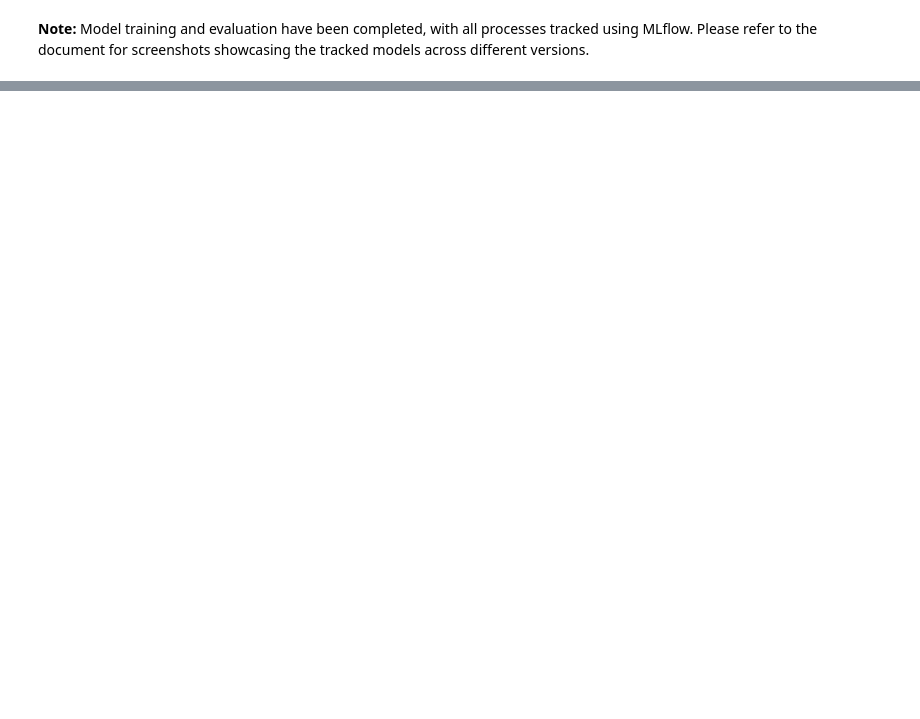
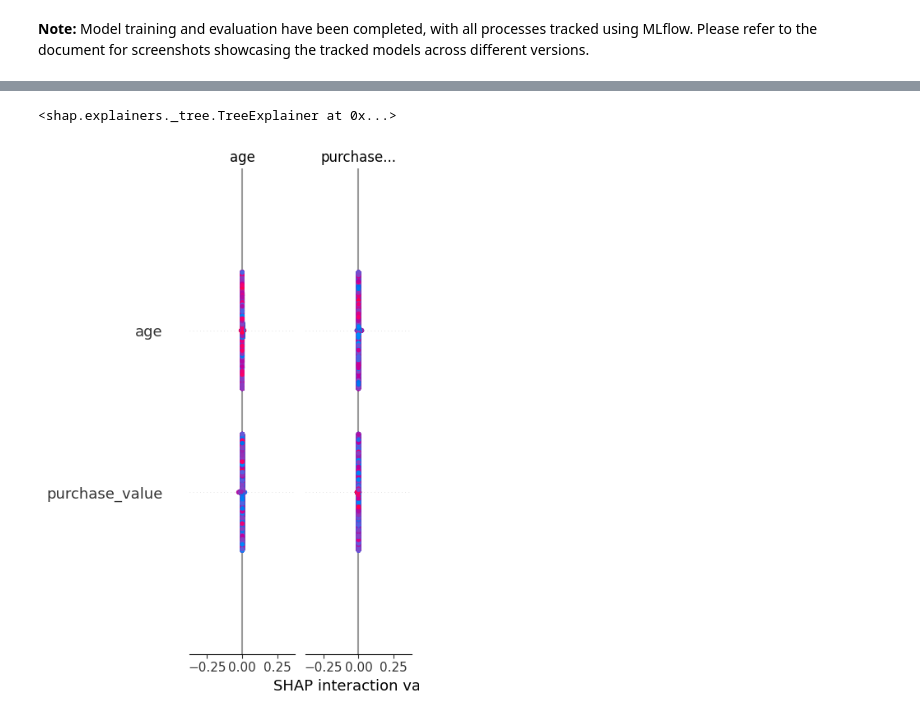
Before and after one commit to kebaHailu/Adey_inovation_fraud_detection, a Jupyter notebook: notebooks/modeling_pipline.ipynb, the cells around one changed output, grey strips where cells are left out. Cells and saved outputs as stored; diff of their text form; code cells hidden in the pictures; blank space fills up the shorter version.

Commit message:
update the model building part with added model explainer

```diff
--- a/notebooks/modeling_pipline.ipynb
+++ b/notebooks/modeling_pipline.ipynb
@@ -233,0 +137,3 @@ pd.DataFrame(results_creditcard).T
+# %%
+import joblib
+model = joblib.load('../app/random_forest_fraud_best_model.pkl')  # Load the saved model
@@ -233,0 +151,16 @@ pd.DataFrame(results_creditcard).T
+# %%
+model = model.steps[-1][1]
+# %%
+# Create SHAP explainer
+explainer = shap.TreeExplainer(model)
+# %%
+explainer
+# %% [output]
+<shap.explainers._tree.TreeExplainer at 0x...>
+# %%
+# Calculate SHAP values for all samples
+shap_values = explainer.shap_values(X_test_fd)
+# %%
+shap.summary_plot(shap_values, X_test_fd, show=True)
+# %% [output]
+[figure, added]
```
Also changed, not shown: parts of 20 cells of this notebook.
